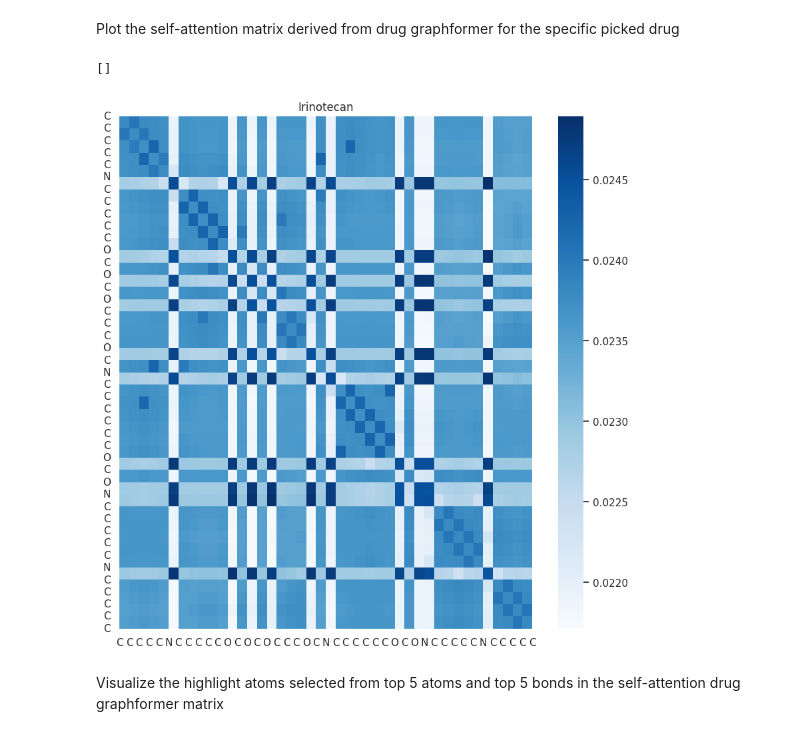
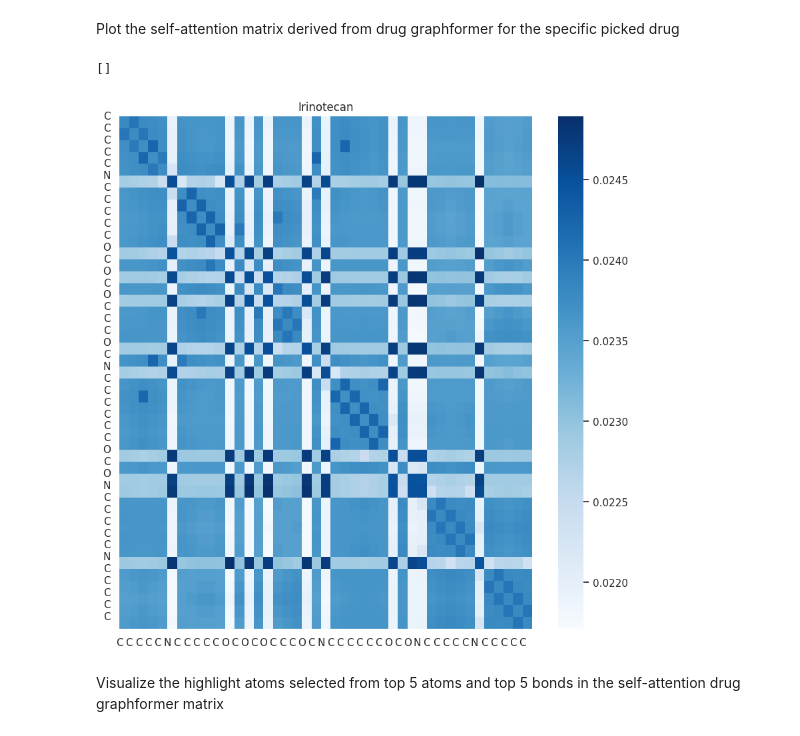
Before and after one commit to QBRC/MIDI, a Jupyter notebook: tutorial/MIDI_tutorial.ipynb, the cells around one changed output. Cells and saved outputs as stored; diff of their text form; code cells hidden in the pictures.

```diff
--- a/tutorial/MIDI_tutorial.ipynb
+++ b/tutorial/MIDI_tutorial.ipynb
@@ -307,22 +307,22 @@ Text(0.5, 1.0, 'Irinotecan')
 Plot the self-attention matrix derived from drug graphformer for the specific picked drug
 # %%
 plt.figure()
-g = sns.heatmap(feature_select_score_drug[5][0:drug_smile_length_chunk[0],0:drug_smile_length_chunk[0]], cmap="Blues")
+g = sns.heatmap(feature_select_score_drug[5][0:drug_smile_length_chunk[5],0:drug_smile_length_chunk[5]], cmap="Blues")
 sns.set(rc={"figure.figsize":(10,10)})
 interpret_smile = list(generate_interpret_smile(batch_smile_seq[5])[0])
 x_labels = list(interpret_smile)
 y_labels = list(interpret_smile)
 #atoms_drug.append(x_labels)
 #y_labels.reverse()
 g.set_xticks(range(len(x_labels)), labels=x_labels)
 #g.set_yticks(range(1), labels=[' '])
 g.set_yticks(range(len(y_labels)), labels=y_labels)
 g.tick_params(axis='x', rotation=0)
 g.set(title =drug_name_plot)
 g.plot()
 # %% [output]
 []
-[figure, old version]
+[figure, new version]
 # %% [markdown]
 Visualize the highlight atoms selected from top 5 atoms and top 5 bonds in the self-attention drug graphformer matrix
 # %%
```
Also changed, not shown: parts of 4 cells of this notebook, 1 other file.
